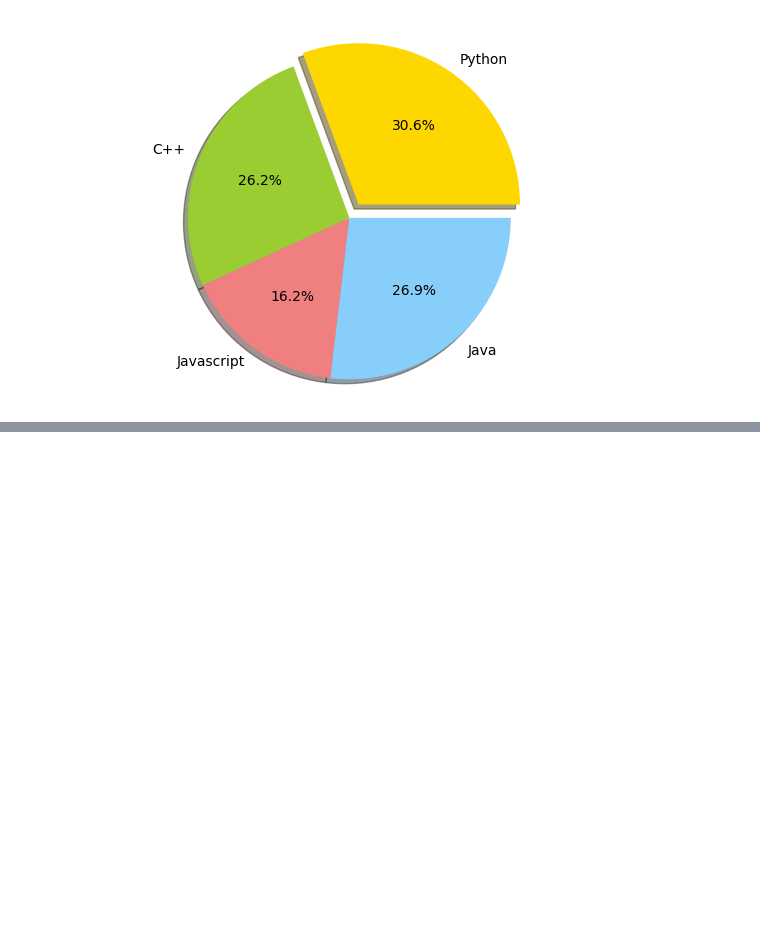
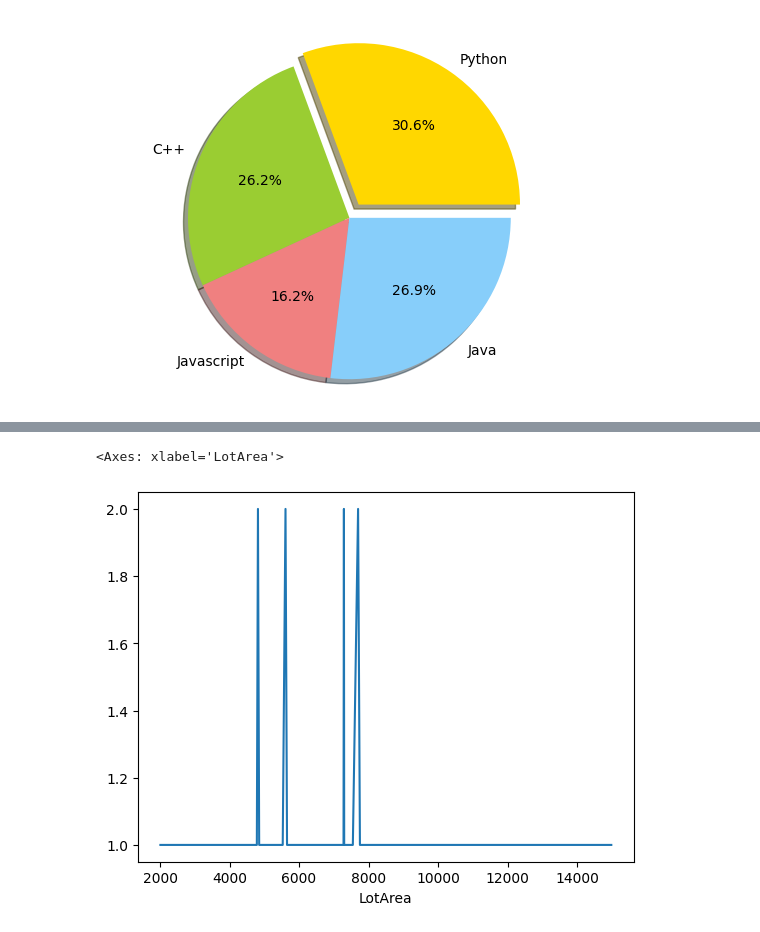
Before and after one commit to virtual-arin/Learning_Time, a Jupyter notebook: 4.Matplotlib/Matplotlib.ipynb, the cells around one changed output, grey strips where cells are left out. Saved outputs shown, nothing was run; the diff lists cells and outputs as text; code cells hidden in the pictures; blank space fills up the shorter version.

```diff
--- a/4.Matplotlib/Matplotlib.ipynb
+++ b/4.Matplotlib/Matplotlib.ipynb
@@ -208,3 +209,5 @@ plt.axis('equal')
 plt.show()
 # %% [output]
 [figure]
+# %%
+house_price = pd.read_csv('house_price.csv')
@@ -210,0 +239,5 @@ plt.show()
+# %%
+house_price['LotArea'].value_counts().sort_index().plot(kind='line')
+# %% [output]
+<Axes: xlabel='LotArea'>
+[figure, added]
```
Also changed, not shown: parts of 6 cells of this notebook, 7 other files.
